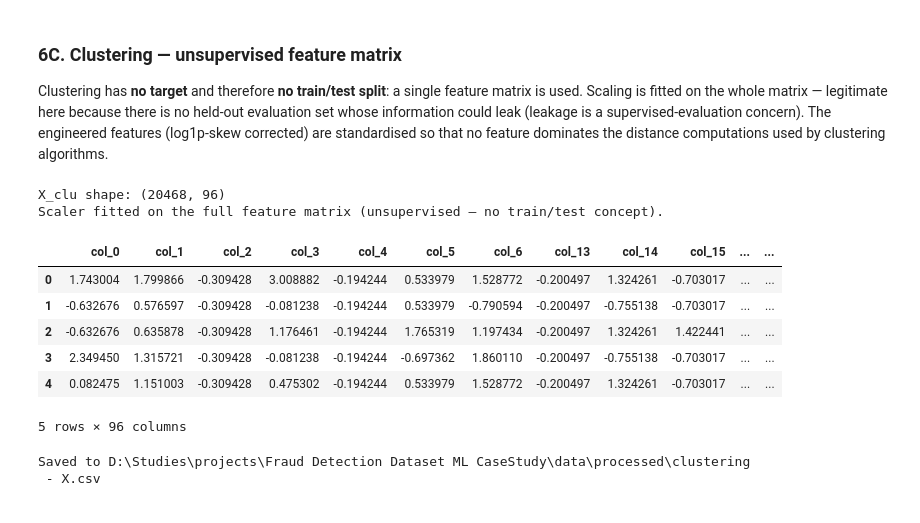
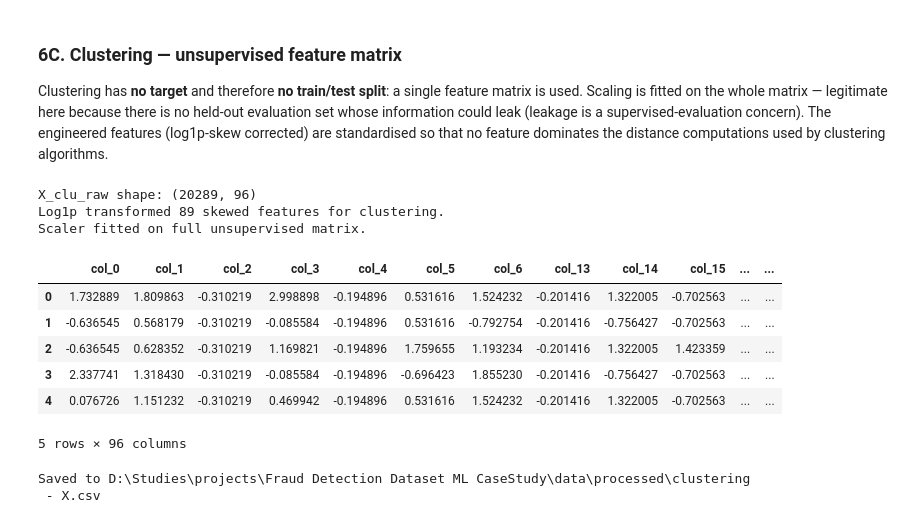
Before and after one commit to Phyboc/Fraud-Detection-Dataset-ML-CaseStudy, a Jupyter notebook: src/eda_preprocessing/eda_preprocessing.ipynb, the cells around one changed output. Drawn from its saved outputs; the diff is of its cells as text; code cells hidden in the pictures.

```diff
--- a/src/eda_preprocessing/eda_preprocessing.ipynb
+++ b/src/eda_preprocessing/eda_preprocessing.ipynb
@@ -553,12 +554,17 @@ df_no_const = df_no_id.drop(columns=constant_cols)
 feats_no_const = [c for c in df_no_const.columns if c != TARGET_COL]
 dup_det = df_no_const[feats_no_const].T.duplicated(keep="first")
 dup_cols = [c for c, is_dup in zip(feats_no_const, dup_det) if is_dup]
-df_clean = df_no_const.drop(columns=dup_cols)
+df_no_dup_cols = df_no_const.drop(columns=dup_cols)
+
+# 4) drop exact duplicate rows (175 duplicate rows present in feature+target matrix)
+dup_rows_count = int(df_no_dup_cols.duplicated().sum())
+df_clean = df_no_dup_cols.drop_duplicates().reset_index(drop=True)
 
 print(f"Shape before cleaning        : {before_rows} x {before_cols}")
 print(f"  - dropped row-id column    : {df_raw.columns[0]}")
 print(f"  - dropped constant columns ({len(constant_cols)}): {constant_cols}")
-print(f"  - dropped exact duplicates ({len(dup_cols)}): {dup_cols}")
+print(f"  - dropped exact dup cols   ({len(dup_cols)}): {dup_cols}")
+print(f"  - dropped exact dup rows   ({dup_rows_count})")
 print(f"Shape after cleaning         : {df_clean.shape}")
 print(f"Feature columns kept         : {df_clean.shape[1] - 1} (+ {TARGET_COL})")
 # %% [output]
@@ -903,23 +867,30 @@ information could leak (leakage is a supervised-evaluation concern). The enginee
 corrected) are standardised so that no feature dominates the distance computations used by clustering
 algorithms.
 # %%
-X_clu = df_eng.drop(columns=[TARGET_COL])          # features only, no target
-print("X_clu shape:", X_clu.shape)
+# Features only (drop classification target and deduplicate for unsupervised clustering)
+X_clu_raw = df_clean.drop(columns=[TARGET_COL]).drop_duplicates().reset_index(drop=True)
+print("X_clu_raw shape:", X_clu_raw.shape)
 
-scaler_clu = StandardScaler().fit(X_clu)           # fit on full matrix (no split by design)
-X_clu_sc = pd.DataFrame(scaler_clu.transform(X_clu),
-                        columns=X_clu.columns, index=X_clu.index)
-print("Scaler fitted on the full feature matrix (unsupervised — no train/test concept).")
+# 1) Log1p transform skewed features on full unsupervised matrix
+X_clu_eng, log_cols_clu = apply_log1p_transform(X_clu_raw)
+print(f"Log1p transformed {len(log_cols_clu)} skewed features for clustering.")
+
+# 2) Fit StandardScaler on full matrix (unsupervised — no train/test concept)
+scaler_clu = StandardScaler().fit(X_clu_eng)
+X_clu_sc = pd.DataFrame(scaler_clu.transform(X_clu_eng),
+                        columns=X_clu_eng.columns, index=X_clu_eng.index)
+print("Scaler fitted on full unsupervised matrix.")
 X_clu_sc.head()
 # %% [output]
-X_clu shape: (20468, 96)
-Scaler fitted on the full feature matrix (unsupervised — no train/test concept).
+X_clu_raw shape: (20289, 96)
+Log1p transformed 89 skewed features for clustering.
+Scaler fitted on full unsupervised matrix.
 |  | col_0 | col_1 | col_2 | col_3 | col_4 | col_5 | col_6 | col_13 | col_14 | col_15 | ... | ... |
-| 0 | 1.743004 | 1.799866 | -0.309428 | 3.008882 | -0.194244 | 0.533979 | 1.528772 | -0.200497 | 1.324261 | -0.703017 | ... | ... |
-| 1 | -0.632676 | 0.576597 | -0.309428 | -0.081238 | -0.194244 | 0.533979 | -0.790594 | -0.200497 | -0.755138 | -0.703017 | ... | ... |
-| 2 | -0.632676 | 0.635878 | -0.309428 | 1.176461 | -0.194244 | 1.765319 | 1.197434 | -0.200497 | 1.324261 | 1.422441 | ... | ... |
-| 3 | 2.349450 | 1.315721 | -0.309428 | -0.081238 | -0.194244 | -0.697362 | 1.860110 | -0.200497 | -0.755138 | -0.703017 | ... | ... |
-| 4 | 0.082475 | 1.151003 | -0.309428 | 0.475302 | -0.194244 | 0.533979 | 1.528772 | -0.200497 | 1.324261 | -0.703017 | ... | ... |
+| 0 | 1.732889 | 1.809863 | -0.310219 | 2.998898 | -0.194896 | 0.531616 | 1.524232 | -0.201416 | 1.322005 | -0.702563 | ... | ... |
+| 1 | -0.636545 | 0.568179 | -0.310219 | -0.085584 | -0.194896 | 0.531616 | -0.792754 | -0.201416 | -0.756427 | -0.702563 | ... | ... |
+| 2 | -0.636545 | 0.628352 | -0.310219 | 1.169821 | -0.194896 | 1.759655 | 1.193234 | -0.201416 | 1.322005 | 1.423359 | ... | ... |
+| 3 | 2.337741 | 1.318430 | -0.310219 | -0.085584 | -0.194896 | -0.696423 | 1.855230 | -0.201416 | -0.756427 | -0.702563 | ... | ... |
+| 4 | 0.076726 | 1.151232 | -0.310219 | 0.469942 | -0.194896 | 0.531616 | 1.524232 | -0.201416 | 1.322005 | -0.702563 | ... | ... |
 5 rows × 96 columns
 # %%
 X_clu_sc.to_csv(CLU_DIR / "X.csv", index=False)
```
Also changed, not shown: parts of 19 cells of this notebook, 17 other files.
